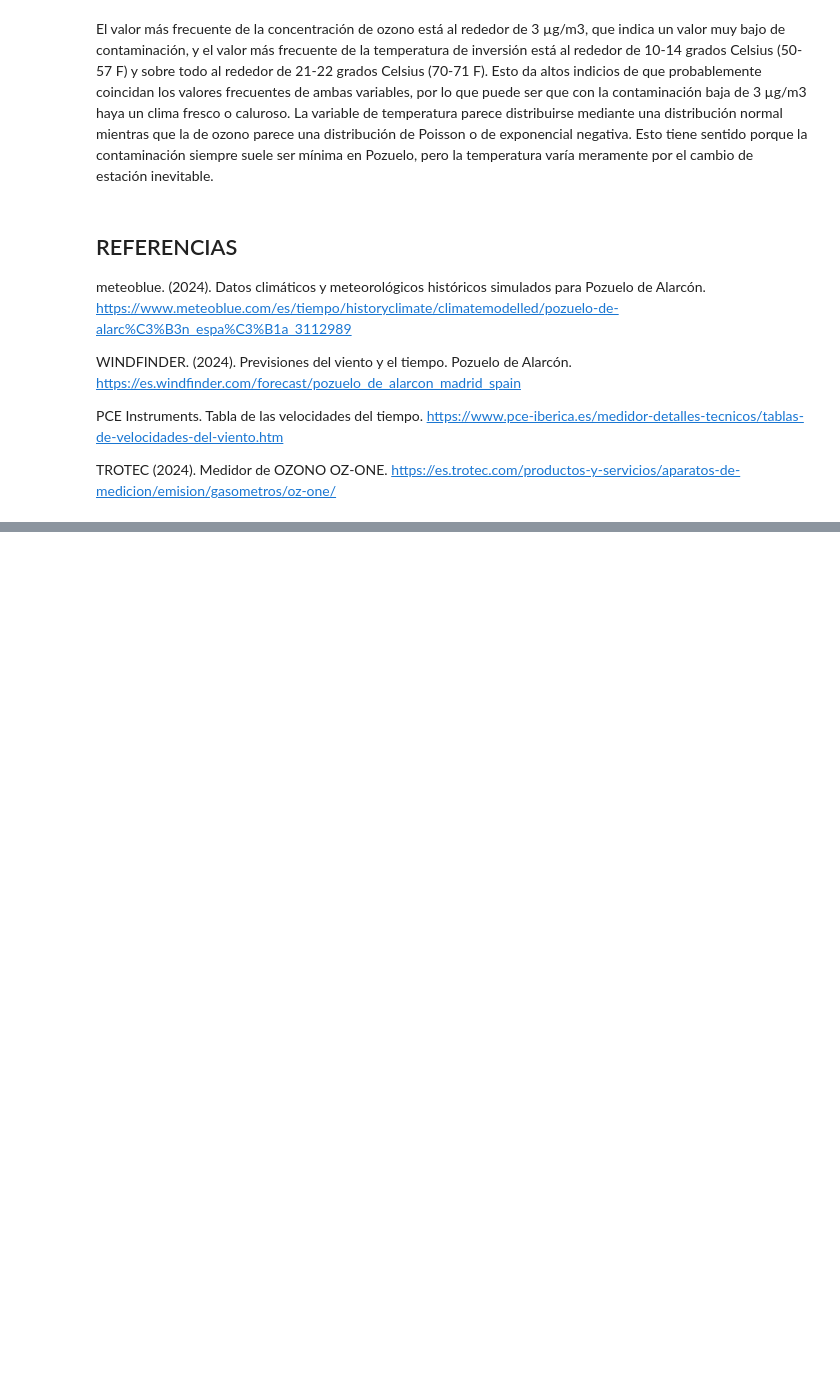
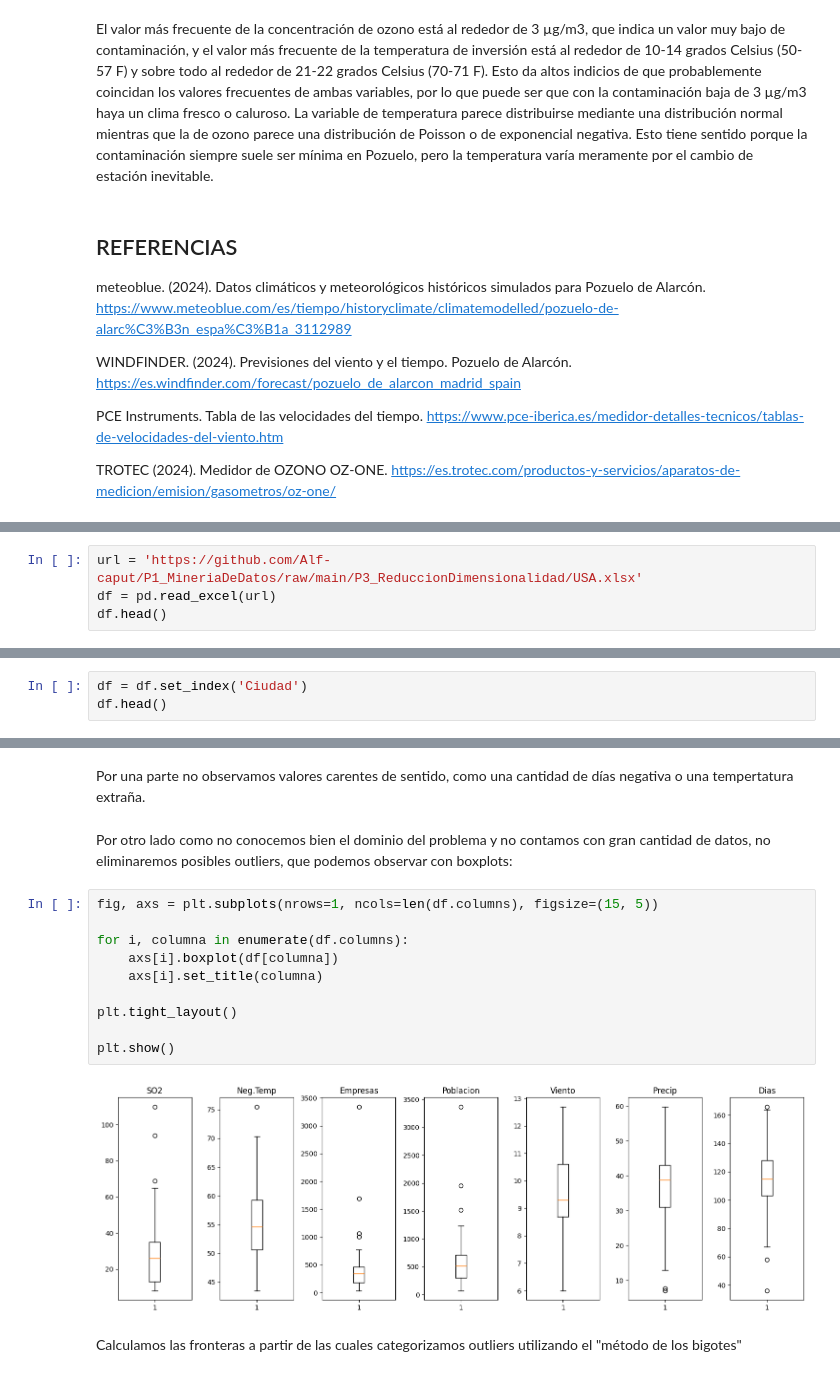
Before and after one commit to Alf-caput/P1_MineriaDeDatos, a Jupyter notebook: LAB01_GrupoB05.ipynb, the cells around one changed output, grey strips where cells are left out. Drawn from its saved outputs; the diff is of its cells as text; blank space fills up the shorter version.

```diff
--- a/LAB01_GrupoB05.ipynb
+++ b/LAB01_GrupoB05.ipynb
@@ -869,0 +881,4 @@ TROTEC (2024).  Medidor de OZONO OZ-ONE. https://es.trotec.com/productos-y-servi
+# %%
+url = 'https://github.com/Alf-caput/P1_MineriaDeDatos/raw/main/P3_ReduccionDimensionalidad/USA.xlsx'
+df = pd.read_excel(url)
+df.head()
@@ -869,0 +956,3 @@ TROTEC (2024).  Medidor de OZONO OZ-ONE. https://es.trotec.com/productos-y-servi
+# %%
+df = df.set_index('Ciudad')
+df.head()
@@ -869,0 +981,18 @@ TROTEC (2024).  Medidor de OZONO OZ-ONE. https://es.trotec.com/productos-y-servi
+# %% [markdown]
+Por una parte no observamos valores carentes de sentido, como una cantidad de días negativa o una tempertatura extraña.
+# %% [markdown]
+Por otro lado como no conocemos bien el dominio del problema y no contamos con gran cantidad de datos, no eliminaremos posibles outliers, que podemos observar con boxplots:
+# %%
+fig, axs = plt.subplots(nrows=1, ncols=len(df.columns), figsize=(15, 5))
+
+for i, columna in enumerate(df.columns):
+    axs[i].boxplot(df[columna])
+    axs[i].set_title(columna)
+
+plt.tight_layout()
+
+plt.show()
+# %% [output]
+[figure, added]
+# %% [markdown]
+Calculamos las fronteras a partir de las cuales categorizamos outliers utilizando el "método de los bigotes"
```
Also changed, not shown: parts of 63 cells of this notebook.
